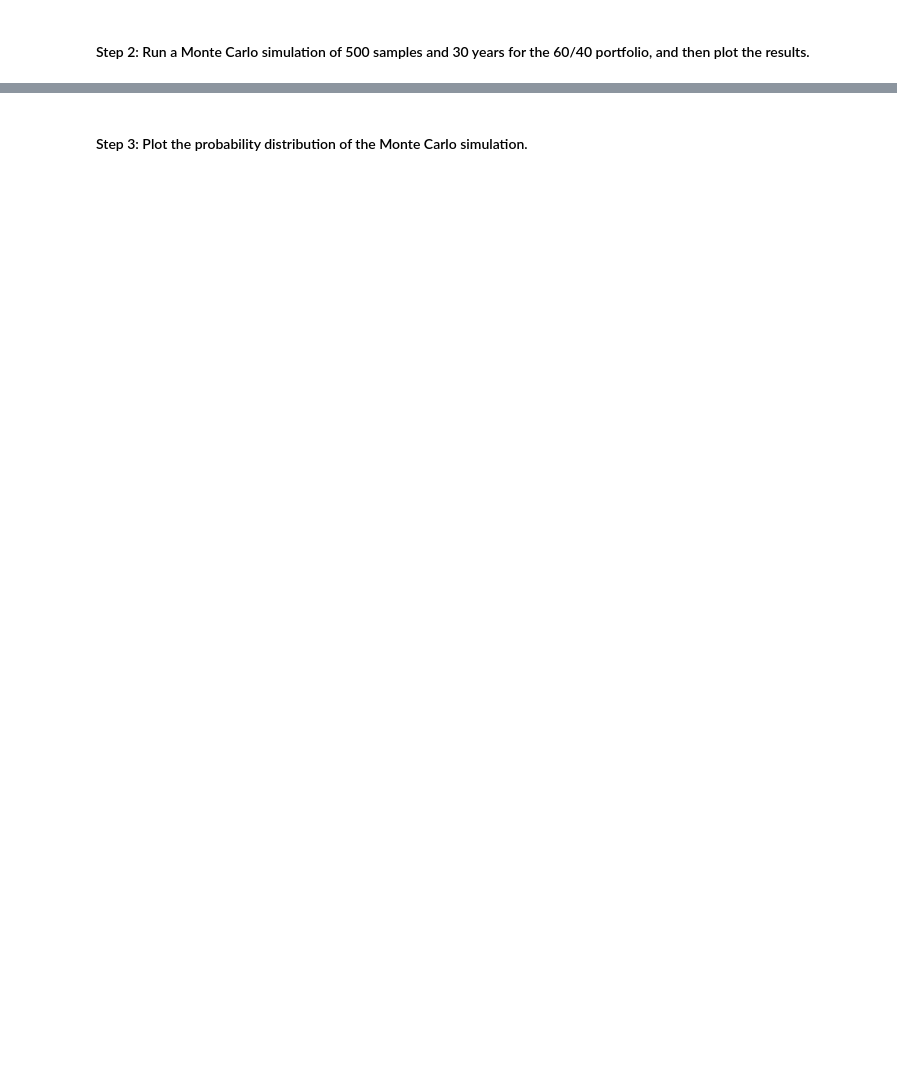
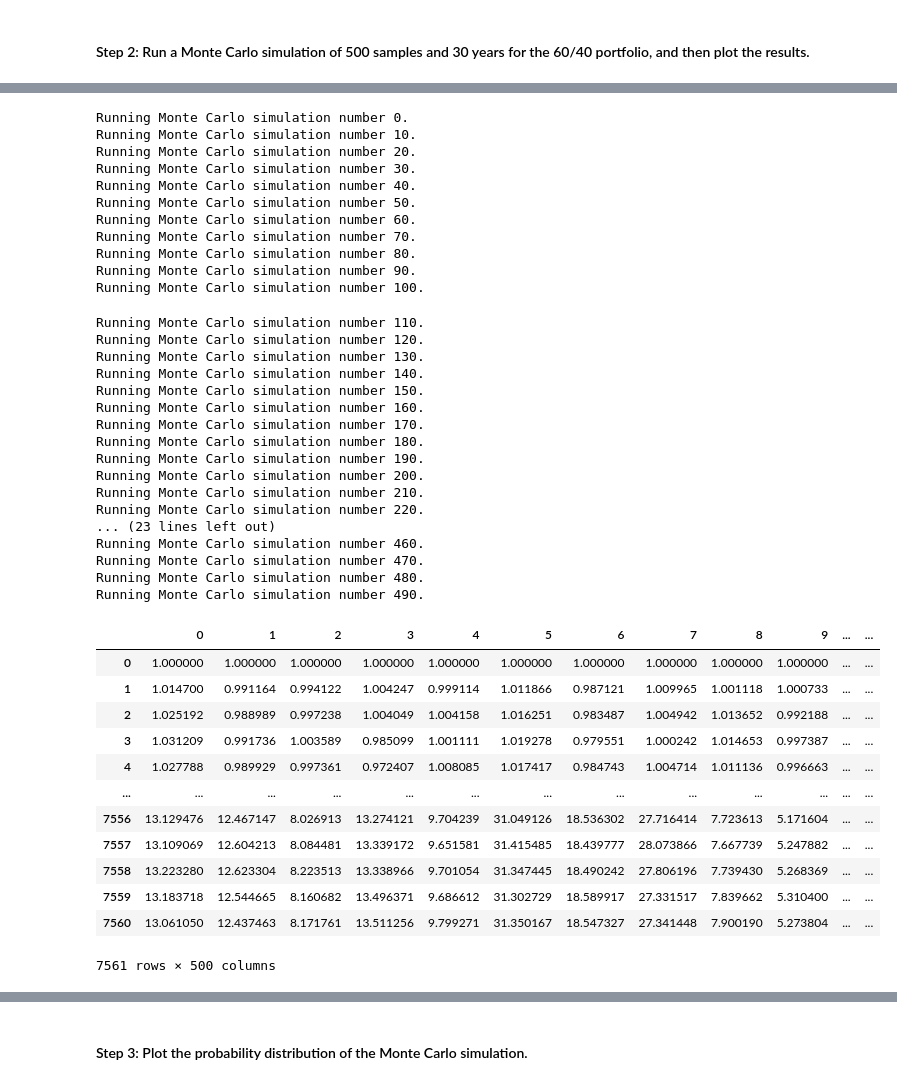
Before and after one commit to quinnwong31/FinancialPlanningTool, a Jupyter notebook: financial_planning_tools.ipynb, the cells around one changed output, grey strips where cells are left out. Saved outputs shown, nothing was run; the diff lists cells and outputs as text; code cells hidden in the pictures; blank space fills up the shorter version.

Commit message:
Fixed more calcs

```diff
--- a/financial_planning_tools.ipynb
+++ b/financial_planning_tools.ipynb
@@ -478,6 +505,48 @@ In this section, you’ll use the MCForecastTools library to create a Monte Carl
 # %%
 # Run the Monte Carlo simulation to forecast 30 years cumulative returns
-# YOUR CODE HERE
+MC_30year.calc_cumulative_return()
+# %% [output]
+Running Monte Carlo simulation number 0.
+Running Monte Carlo simulation number 10.
+Running Monte Carlo simulation number 20.
+Running Monte Carlo simulation number 30.
+Running Monte Carlo simulation number 40.
+Running Monte Carlo simulation number 50.
+Running Monte Carlo simulation number 60.
+Running Monte Carlo simulation number 70.
+Running Monte Carlo simulation number 80.
+Running Monte Carlo simulation number 90.
+Running Monte Carlo simulation number 100.
+Running Monte Carlo simulation number 110.
+Running Monte Carlo simulation number 120.
+Running Monte Carlo simulation number 130.
+Running Monte Carlo simulation number 140.
+Running Monte Carlo simulation number 150.
+Running Monte Carlo simulation number 160.
+Running Monte Carlo simulation number 170.
+Running Monte Carlo simulation number 180.
+Running Monte Carlo simulation number 190.
+Running Monte Carlo simulation number 200.
+Running Monte Carlo simulation number 210.
+Running Monte Carlo simulation number 220.
+... (23 lines left out)
+Running Monte Carlo simulation number 460.
+Running Monte Carlo simulation number 470.
+Running Monte Carlo simulation number 480.
+Running Monte Carlo simulation number 490.
+|  | 0 | 1 | 2 | 3 | 4 | 5 | 6 | 7 | 8 | 9 | ... | ... |
+| 0 | 1.000000 | 1.000000 | 1.000000 | 1.000000 | 1.000000 | 1.000000 | 1.000000 | 1.000000 | 1.000000 | 1.000000 | ... | ... |
+| 1 | 1.014700 | 0.991164 | 0.994122 | 1.004247 | 0.999114 | 1.011866 | 0.987121 | 1.009965 | 1.001118 | 1.000733 | ... | ... |
+| 2 | 1.025192 | 0.988989 | 0.997238 | 1.004049 | 1.004158 | 1.016251 | 0.983487 | 1.004942 | 1.013652 | 0.992188 | ... | ... |
+| 3 | 1.031209 | 0.991736 | 1.003589 | 0.985099 | 1.001111 | 1.019278 | 0.979551 | 1.000242 | 1.014653 | 0.997387 | ... | ... |
+| 4 | 1.027788 | 0.989929 | 0.997361 | 0.972407 | 1.008085 | 1.017417 | 0.984743 | 1.004714 | 1.011136 | 0.996663 | ... | ... |
+| ... | ... | ... | ... | ... | ... | ... | ... | ... | ... | ... | ... | ... |
+| 7556 | 13.129476 | 12.467147 | 8.026913 | 13.274121 | 9.704239 | 31.049126 | 18.536302 | 27.716414 | 7.723613 | 5.171604 | ... | ... |
+| 7557 | 13.109069 | 12.604213 | 8.084481 | 13.339172 | 9.651581 | 31.415485 | 18.439777 | 28.073866 | 7.667739 | 5.247882 | ... | ... |
+| 7558 | 13.223280 | 12.623304 | 8.223513 | 13.338966 | 9.701054 | 31.347445 | 18.490242 | 27.806196 | 7.739430 | 5.268369 | ... | ... |
+| 7559 | 13.183718 | 12.544665 | 8.160682 | 13.496371 | 9.686612 | 31.302729 | 18.589917 | 27.331517 | 7.839662 | 5.310400 | ... | ... |
+| 7560 | 13.061050 | 12.437463 | 8.171761 | 13.511256 | 9.799271 | 31.350167 | 18.547327 | 27.341448 | 7.900190 | 5.273804 | ... | ... |
+7561 rows × 500 columns
 # %%
 # Visualize the 30-year Monte Carlo simulation by creating an
 # overlay line plot
```
Also changed, not shown: parts of 32 cells of this notebook.
